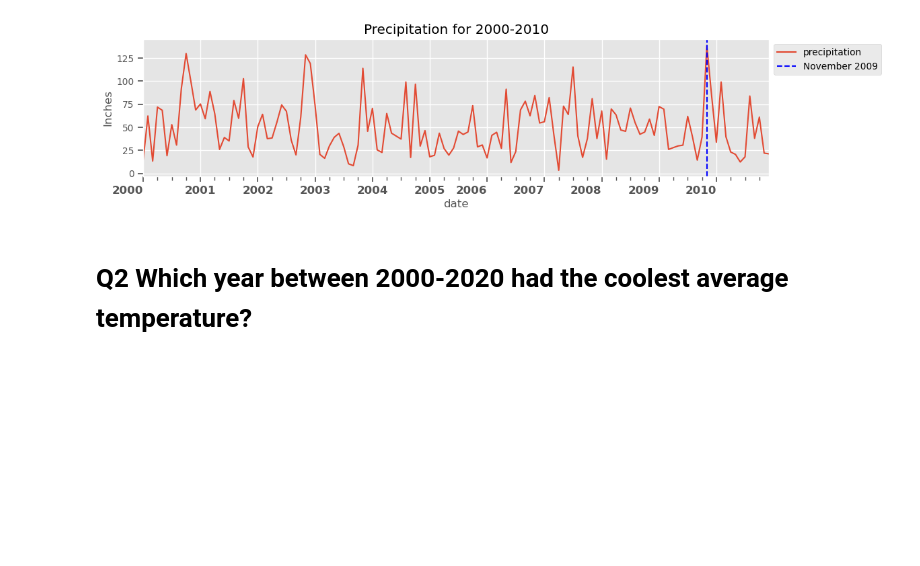
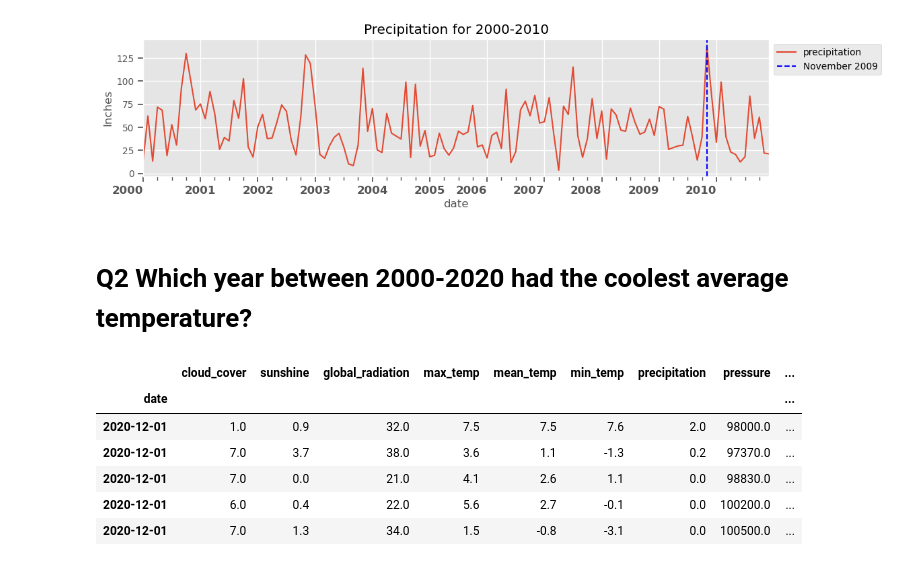
Before and after one commit to SeeBee8/Resampling, a Jupyter notebook: Resampling.ipynb, the cells around one changed output. Saved outputs shown, nothing was run; the diff lists cells and outputs as text; code cells hidden in the pictures; blank space fills up the shorter version.

```diff
--- a/Resampling.ipynb
+++ b/Resampling.ipynb
@@ -159,5 +158,16 @@ plt.show();
 [figure]
 # %% [markdown]
 # Q2 Which year between 2000-2020 had the coolest average temperature?
+# %%
+dff2=df.loc['20000101':"20201231"]
+dff2.tail()
+# %% [output]
+|  | cloud_cover | sunshine | global_radiation | max_temp | mean_temp | min_temp | precipitation | pressure | ... |
+| date |  |  |  |  |  |  |  |  | ... |
+| 2020-12-01 | 1.0 | 0.9 | 32.0 | 7.5 | 7.5 | 7.6 | 2.0 | 98000.0 | ... |
+| 2020-12-01 | 7.0 | 3.7 | 38.0 | 3.6 | 1.1 | -1.3 | 0.2 | 97370.0 | ... |
+| 2020-12-01 | 7.0 | 0.0 | 21.0 | 4.1 | 2.6 | 1.1 | 0.0 | 98830.0 | ... |
+| 2020-12-01 | 6.0 | 0.4 | 22.0 | 5.6 | 2.7 | -0.1 | 0.0 | 100200.0 | ... |
+| 2020-12-01 | 7.0 | 1.3 | 34.0 | 1.5 | -0.8 | -3.1 | 0.0 | 100500.0 | ... |
 # %%
 ## Resample using .sum()
```
Also changed, not shown: parts of 8 cells of this notebook.
